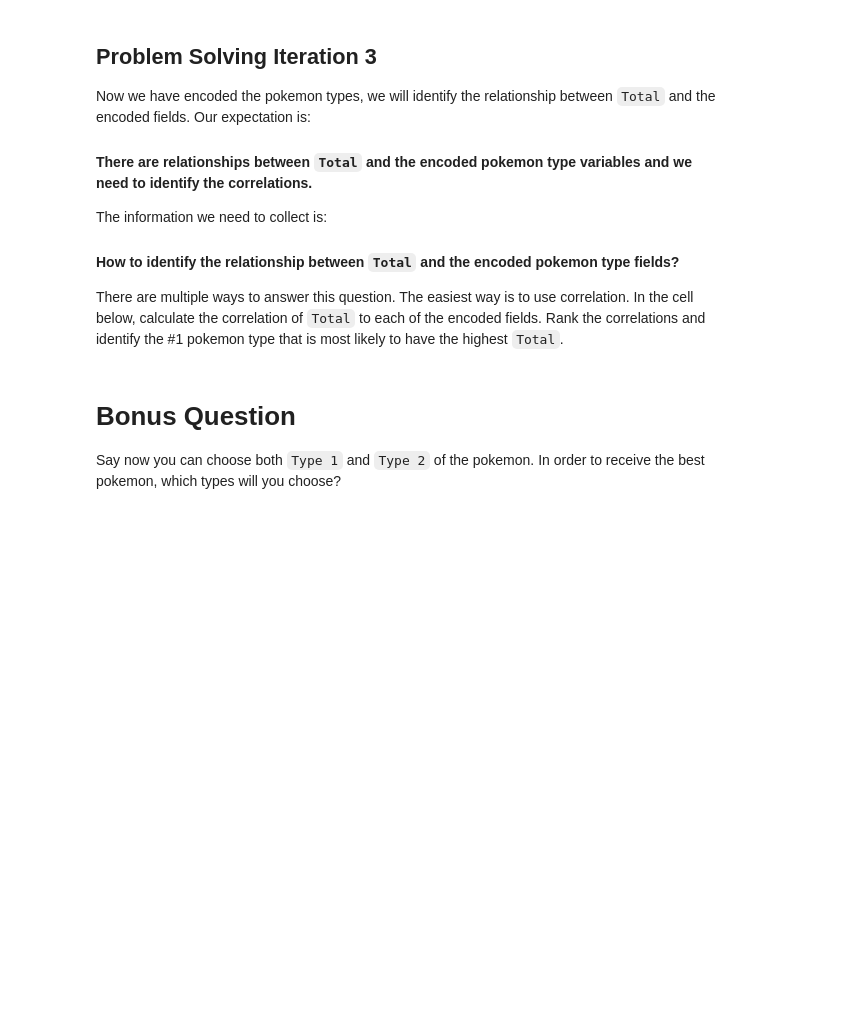
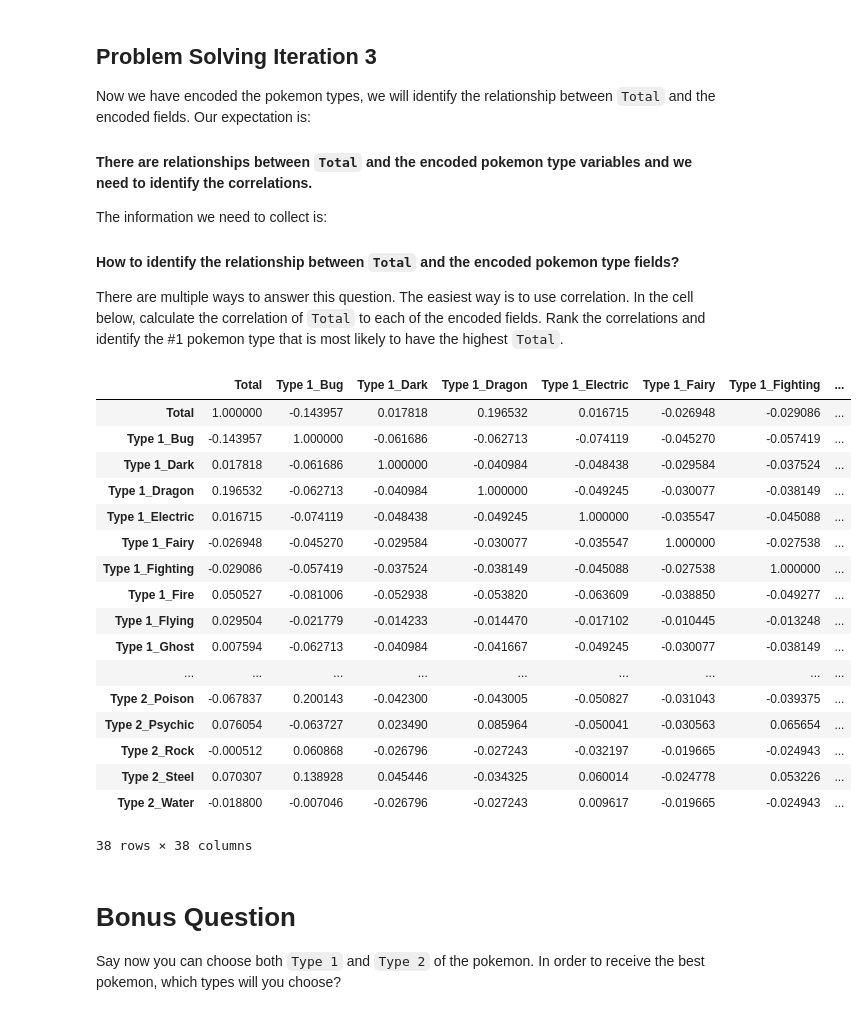
Before and after one commit to HEBA-7/dataptmad0522_labs, a Jupyter notebook: module-1/dataframe-calculations/your-code/challenge-2.ipynb, the cells around one changed output. Saved outputs shown, nothing was run; the diff lists cells and outputs as text; code cells hidden in the pictures; blank space fills up the shorter version.

```diff
--- a/module-1/dataframe-calculations/your-code/challenge-2.ipynb
+++ b/module-1/dataframe-calculations/your-code/challenge-2.ipynb
@@ -46,0 +61,7 @@ In the cell below, make a hypothesis on how `Total` is computed and test your hy
+# %%
+#hipothesis: Total = sum of the rows of the next columns "HP", "Attack", "Defense", "Sp. Atk", "Sp. Def", "Speed"
+#first I've calculated the sum of all the columns
+#then I've create a dataframe with the value of the Total column in pokemon and the new one total_sum
+pokemon["total_sum"] = pokemon[["HP", "Attack", "Defense", "Sp. Atk", "Sp. Def", "Speed"]].sum(axis=1)
+condition = pd.DataFrame(pokemon, columns = ["Total", "total_sum"])
+condition
@@ -76,0 +115,5 @@ The new numerical variables you create should look like below:
+# %%
+# your code here
+pokemon["Type 2"] = numerical["Type 2"].fillna(0)
+encoding_type = pd.get_dummies(pokemon[["Total", "Type 1", "Type 2"]])
+encoding_type
@@ -88,6 +145,27 @@ The information we need to collect is:
 There are multiple ways to answer this question. The easiest way is to use correlation. In the cell below, calculate the correlation of `Total` to each of the encoded fields. Rank the correlations and identify the #1 pokemon type that is most likely to have the highest `Total`.
 # %%
 # your code here
+correlation_total = encoding_type.corr()
+correlation_total
+# %% [output]
+|  | Total | Type 1_Bug | Type 1_Dark | Type 1_Dragon | Type 1_Electric | Type 1_Fairy | Type 1_Fighting | ... |
+| Total | 1.000000 | -0.143957 | 0.017818 | 0.196532 | 0.016715 | -0.026948 | -0.029086 | ... |
+| Type 1_Bug | -0.143957 | 1.000000 | -0.061686 | -0.062713 | -0.074119 | -0.045270 | -0.057419 | ... |
+| Type 1_Dark | 0.017818 | -0.061686 | 1.000000 | -0.040984 | -0.048438 | -0.029584 | -0.037524 | ... |
+| Type 1_Dragon | 0.196532 | -0.062713 | -0.040984 | 1.000000 | -0.049245 | -0.030077 | -0.038149 | ... |
+| Type 1_Electric | 0.016715 | -0.074119 | -0.048438 | -0.049245 | 1.000000 | -0.035547 | -0.045088 | ... |
+| Type 1_Fairy | -0.026948 | -0.045270 | -0.029584 | -0.030077 | -0.035547 | 1.000000 | -0.027538 | ... |
+| Type 1_Fighting | -0.029086 | -0.057419 | -0.037524 | -0.038149 | -0.045088 | -0.027538 | 1.000000 | ... |
+| Type 1_Fire | 0.050527 | -0.081006 | -0.052938 | -0.053820 | -0.063609 | -0.038850 | -0.049277 | ... |
+| Type 1_Flying | 0.029504 | -0.021779 | -0.014233 | -0.014470 | -0.017102 | -0.010445 | -0.013248 | ... |
+| Type 1_Ghost | 0.007594 | -0.062713 | -0.040984 | -0.041667 | -0.049245 | -0.030077 | -0.038149 | ... |
+| ... | ... | ... | ... | ... | ... | ... | ... | ... |
+| Type 2_Poison | -0.067837 | 0.200143 | -0.042300 | -0.043005 | -0.050827 | -0.031043 | -0.039375 | ... |
+| Type 2_Psychic | 0.076054 | -0.063727 | 0.023490 | 0.085964 | -0.050041 | -0.030563 | 0.065654 | ... |
+| Type 2_Rock | -0.000512 | 0.060868 | -0.026796 | -0.027243 | -0.032197 | -0.019665 | -0.024943 | ... |
+| Type 2_Steel | 0.070307 | 0.138928 | 0.045446 | -0.034325 | 0.060014 | -0.024778 | 0.053226 | ... |
+| Type 2_Water | -0.018800 | -0.007046 | -0.026796 | -0.027243 | 0.009617 | -0.019665 | -0.024943 | ... |
+38 rows × 38 columns
 # %% [markdown]
 # Bonus Question
 
```
Also changed, not shown: parts of 7 cells of this notebook.
